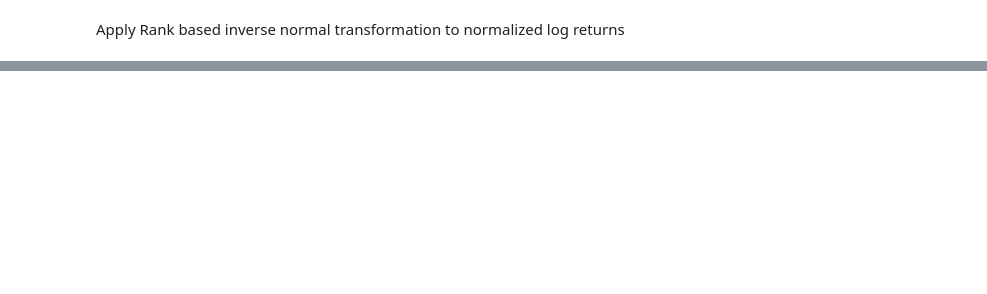
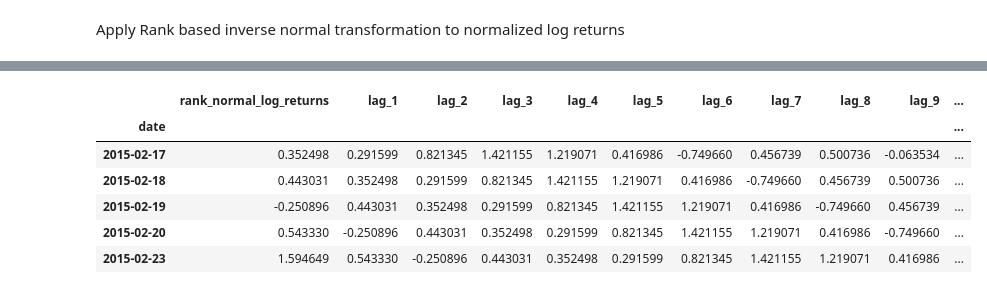
Before and after one commit to davidadel66/AI_Trading, a Jupyter notebook: regression.ipynb, the cells around one changed output, grey strips where cells are left out. Drawn from its saved outputs; the diff is of its cells as text; code cells hidden in the pictures; blank space fills up the shorter version.

```diff
--- a/regression.ipynb
+++ b/regression.ipynb
@@ -91,0 +105,17 @@ Is the distribution Likely Normal? True
+# %%
+model_data = data[['date','rank_normal_log_returns']]
+
+for i in range(1, 30):
+    model_data[f'lag_{i}'] = model_data['rank_normal_log_returns'].shift(i)
+
+model_data.set_index('date', inplace=True)
+model_data.dropna(inplace=True)
+model_data.head()
+# %% [output]
+|  | rank_normal_log_returns | lag_1 | lag_2 | lag_3 | lag_4 | lag_5 | lag_6 | lag_7 | lag_8 | lag_9 | ... |
+| date |  |  |  |  |  |  |  |  |  |  | ... |
+| 2015-02-17 | 0.352498 | 0.291599 | 0.821345 | 1.421155 | 1.219071 | 0.416986 | -0.749660 | 0.456739 | 0.500736 | -0.063534 | ... |
+| 2015-02-18 | 0.443031 | 0.352498 | 0.291599 | 0.821345 | 1.421155 | 1.219071 | 0.416986 | -0.749660 | 0.456739 | 0.500736 | ... |
+| 2015-02-19 | -0.250896 | 0.443031 | 0.352498 | 0.291599 | 0.821345 | 1.421155 | 1.219071 | 0.416986 | -0.749660 | 0.456739 | ... |
+| 2015-02-20 | 0.543330 | -0.250896 | 0.443031 | 0.352498 | 0.291599 | 0.821345 | 1.421155 | 1.219071 | 0.416986 | -0.749660 | ... |
+| 2015-02-23 | 1.594649 | 0.543330 | -0.250896 | 0.443031 | 0.352498 | 0.291599 | 0.821345 | 1.421155 | 1.219071 | 0.416986 | ... |
```
Also changed, not shown: parts of 9 cells of this notebook, 1 other file.
